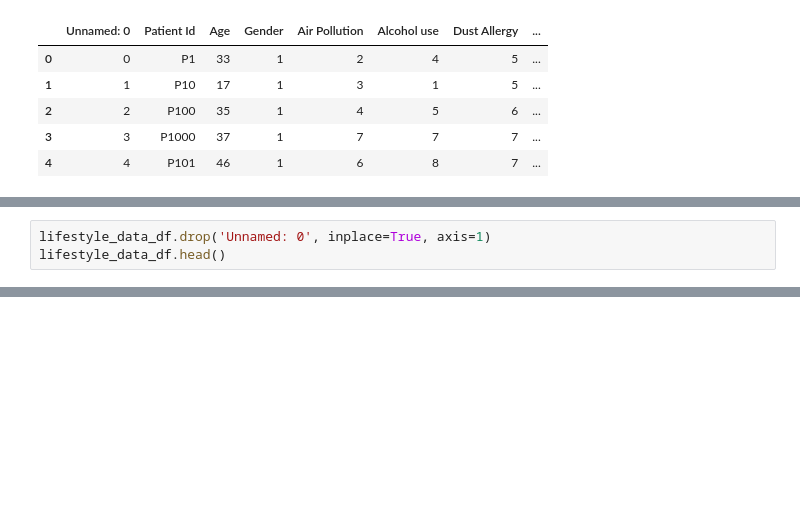
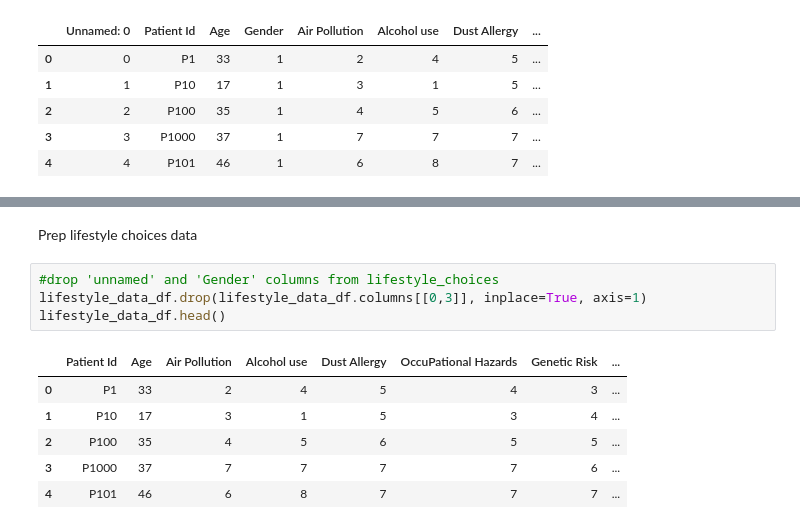
Before and after one commit to shaneabbley/Capstone_Project, a Jupyter notebook: CSVtoJSON.ipynb, the cells around one changed output, grey strips where cells are left out. Drawn from its saved outputs; the diff is of its cells as text; blank space fills up the shorter version.

```diff
--- a/CSVtoJSON.ipynb
+++ b/CSVtoJSON.ipynb
@@ -42,3 +63,0 @@ all_data_df.head()
-# %%
-lifestyle_data_df.drop('Unnamed: 0', inplace=True, axis=1)
-lifestyle_data_df.head()
@@ -71,0 +75,13 @@ dtype: object
+# %% [markdown]
+Prep lifestyle choices data
+# %%
+#drop 'unnamed' and 'Gender' columns from lifestyle_choices
+lifestyle_data_df.drop(lifestyle_data_df.columns[[0,3]], inplace=True, axis=1)
+lifestyle_data_df.head()
+# %% [output]
+|  | Patient Id | Age | Air Pollution | Alcohol use | Dust Allergy | OccuPational Hazards | Genetic Risk | ... |
+| 0 | P1 | 33 | 2 | 4 | 5 | 4 | 3 | ... |
+| 1 | P10 | 17 | 3 | 1 | 5 | 3 | 4 | ... |
+| 2 | P100 | 35 | 4 | 5 | 6 | 5 | 5 | ... |
+| 3 | P1000 | 37 | 7 | 7 | 7 | 7 | 6 | ... |
+| 4 | P101 | 46 | 6 | 8 | 7 | 7 | 7 | ... |
```
Also changed, not shown: parts of 19 cells of this notebook, 1 other file.
